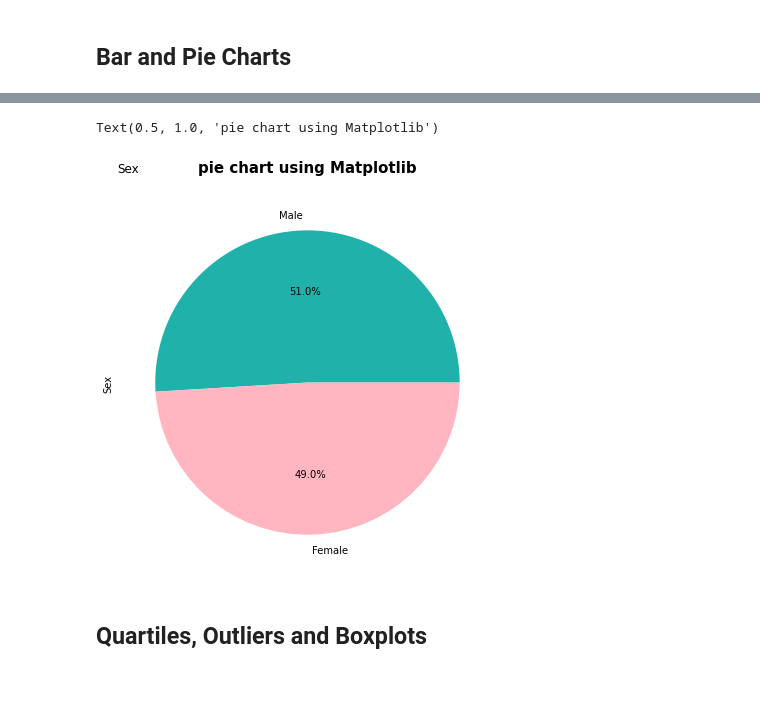
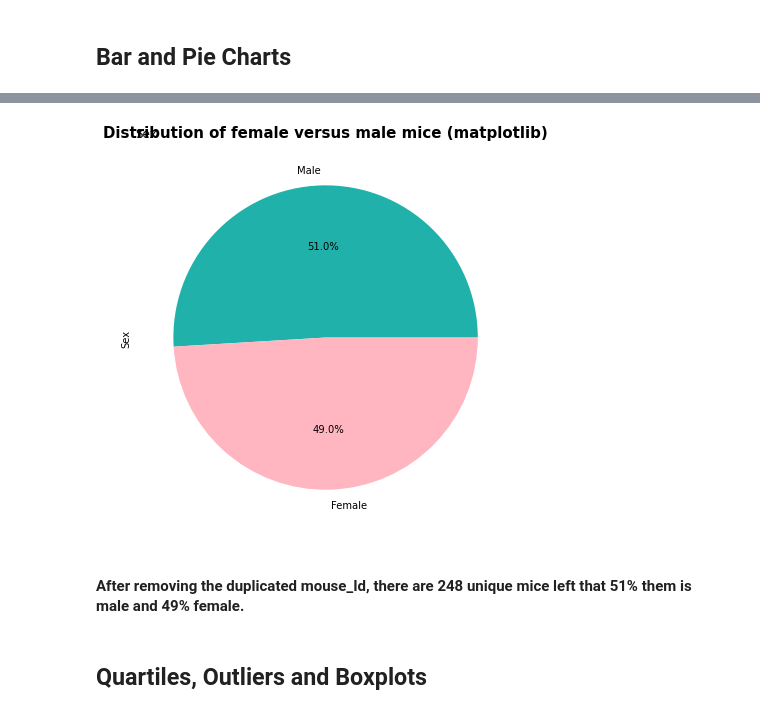
Before and after one commit to lalesafarzade/The-Power-of-Plots, a Jupyter notebook: matplotlib_challenge/pymaceuticals.ipynb, the cells around one changed output, grey strips where cells are left out. Cells and saved outputs as stored; diff of their text form; code cells hidden in the pictures; blank space fills up the shorter version.

```diff
--- a/matplotlib_challenge/pymaceuticals.ipynb
+++ b/matplotlib_challenge/pymaceuticals.ipynb
@@ -183,14 +240,17 @@ Text(0.5, 1.0, 'pie chart using Pandas')
 # %%
 # Generate a pie plot showing the distribution of female versus male mice using matplotlib
 sex_df=clean_df['Sex'].value_counts()
 plt.figure(figsize=(15,7))
 plt.pie(sex_df, labels=sex_df.index, autopct="%1.1f%%", colors=["lightseagreen","lightpink"]);
 plt.title('Sex',loc='left')
 plt.ylabel('Sex')
-plt.title('pie chart using Matplotlib',fontsize= 15,pad=20,fontweight="bold")
+plt.title('Distribution of female versus male mice (matplotlib)',fontsize= 15,pad=10,fontweight="bold")
+#plt.savefig('images/pie_matplot.png')
+plt.show()
 # %% [output]
-Text(0.5, 1.0, 'pie chart using Matplotlib')
-[figure, old version]
+[figure, new version]
+# %% [markdown]
+####  After removing the duplicated mouse_Id, there are 248 unique mice left that 51% them is male and 49% female.
 # %% [markdown]
 ## Quartiles, Outliers and Boxplots
 # %%
```
Also changed, not shown: parts of 30 cells of this notebook, 6 other files.
